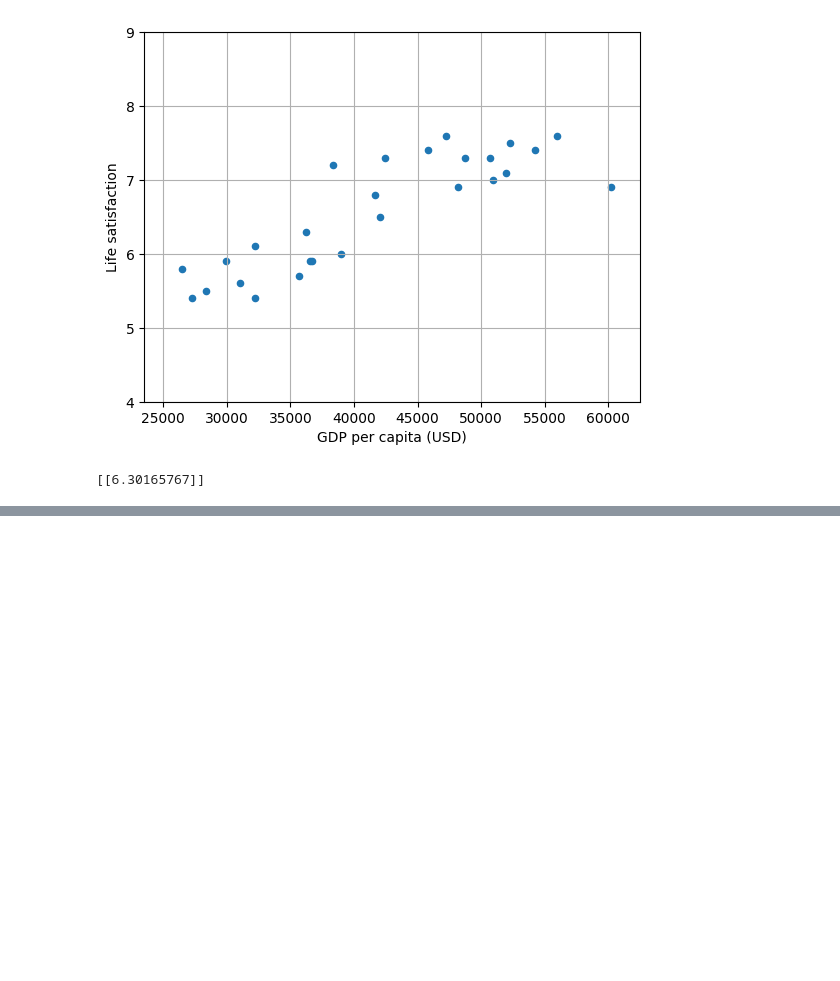
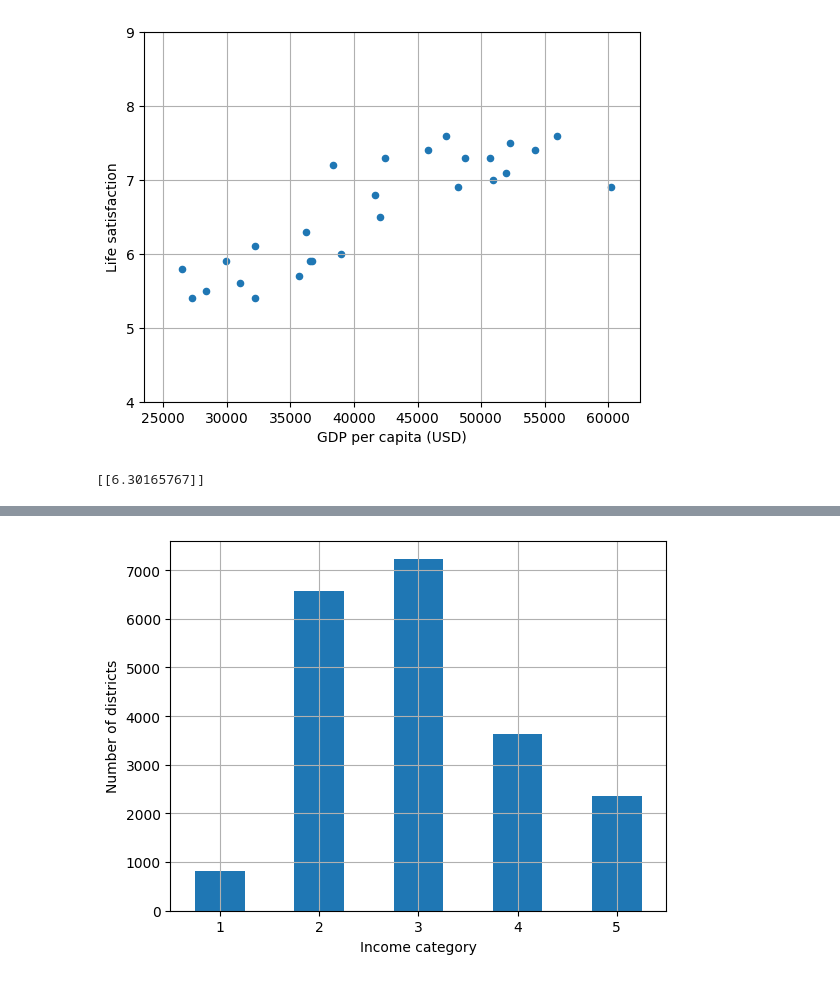
Before and after one commit to Anshulmohan27/Machine_Learning, a Jupyter notebook: Machine_learning.ipynb, the cells around one changed output, grey strips where cells are left out. Cells and saved outputs as stored; diff of their text form; code cells hidden in the pictures; blank space fills up the shorter version.

```diff
--- a/Machine_learning.ipynb
+++ b/Machine_learning.ipynb
@@ -113,0 +232,13 @@ print(model.predict(X_new))
+# %%
+#assuming that median income is disproportionally correlated with median house value, thus a stratified version of the train-test split is needed for avoiding bias.
+housing["income_cat"] = pd.cut(housing["median_income"],
+bins=[0., 1.5, 3.0, 4.5, 6., np.inf],
+labels=[1, 2, 3, 4, 5])
+# %%
+#plotting a graph for income_cat
+housing["income_cat"].value_counts().sort_index().plot.bar(rot=0, grid=True)
+plt.xlabel("Income category")
+plt.ylabel("Number of districts")
+plt.show()
+# %% [output]
+[figure, added]
```
Also changed, not shown: parts of 35 cells of this notebook.
